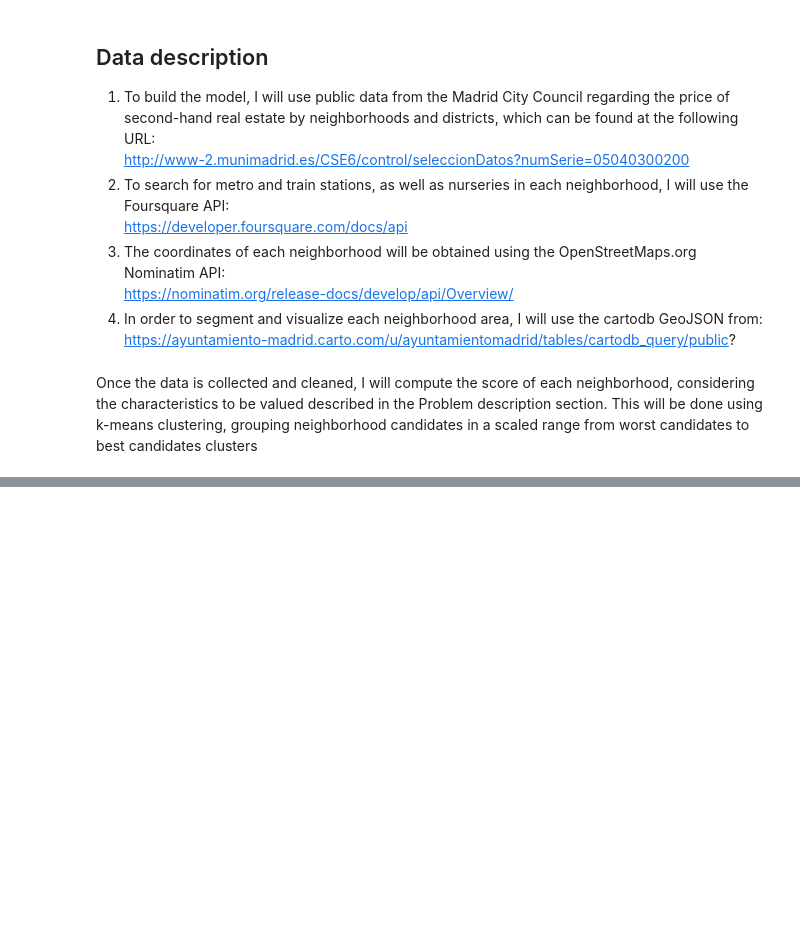
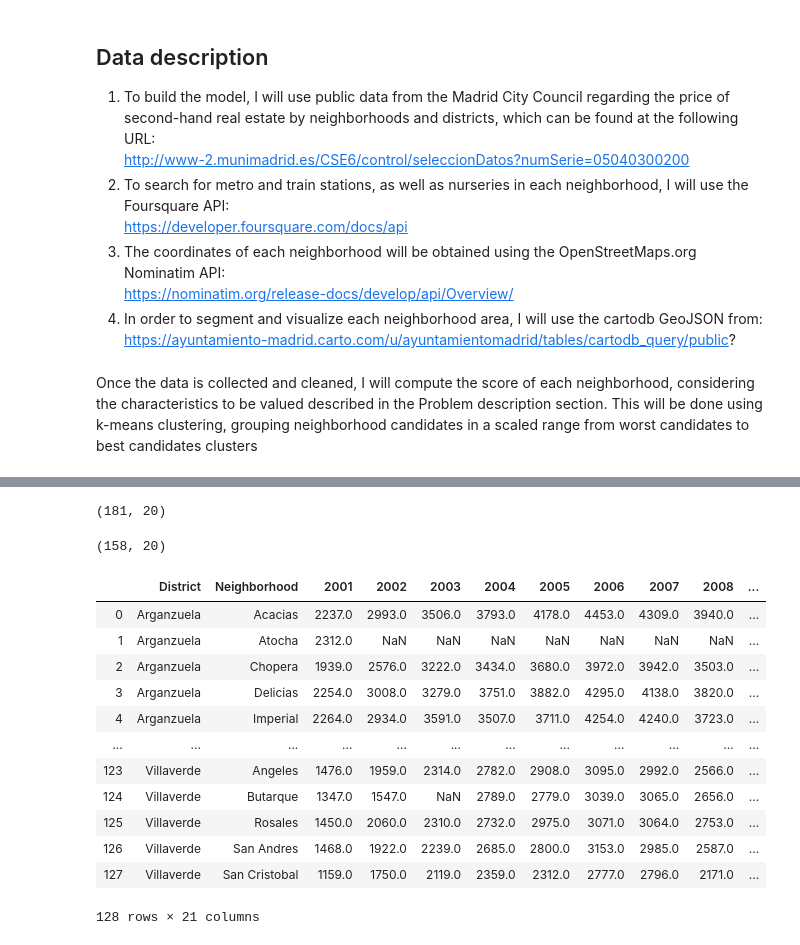
Before and after one commit to mrwizo/ibm-ds, a Jupyter notebook: ARPS_RealState.ipynb, the cells around one changed output, grey strips where cells are left out. Saved outputs shown, nothing was run; the diff lists cells and outputs as text; code cells hidden in the pictures; blank space fills up the shorter version.

Commit message:
Published jupyter notbook project

```diff
--- a/ARPS_RealState.ipynb
+++ b/ARPS_RealState.ipynb
@@ -34,0 +86,4 @@ This will be done using k-means clustering, grouping neighborhood candidates in
+# %%
+precios_df.shape
+# %% [output]
+(181, 20)
@@ -34,0 +103,37 @@ This will be done using k-means clustering, grouping neighborhood candidates in
+# %%
+precios_df.shape
+# %% [output]
+(158, 20)
+# %%
+precios_df.drop(precios_df.index[(precios_df.District == precios_df.Neighborhood)], inplace=True)
+precios_df.reset_index(drop=True, inplace=True)
+# %%
+precios_df['Neighborhood']=precios_df['Neighborhood'].map(lambda x: re.sub(' *\(.*\) *', '', x))
+precios_df= precios_df.groupby(['District','Neighborhood']).mean().reset_index()
+# %%
+geolocator = Nominatim(user_agent="my-capstone-project2634")
+from geopy.exc import GeocoderTimedOut
+
+def do_geocode(address):
+    try:
+        return geolocator.geocode(address)
+    except GeocoderTimedOut:
+        return do_geocode(address)
+# %%
+precios_df['coordinates'] = (precios_df['Neighborhood']+", "+precios_df['District']+", Madrid, Spain").apply(do_geocode).apply(lambda x: (x.latitude, x.longitude) if x != None else '-')
+# %%
+precios_df
+# %% [output]
+|  | District | Neighborhood | 2001 | 2002 | 2003 | 2004 | 2005 | 2006 | 2007 | 2008 | ... |
+| 0 | Arganzuela | Acacias | 2237.0 | 2993.0 | 3506.0 | 3793.0 | 4178.0 | 4453.0 | 4309.0 | 3940.0 | ... |
+| 1 | Arganzuela | Atocha | 2312.0 | NaN | NaN | NaN | NaN | NaN | NaN | NaN | ... |
+| 2 | Arganzuela | Chopera | 1939.0 | 2576.0 | 3222.0 | 3434.0 | 3680.0 | 3972.0 | 3942.0 | 3503.0 | ... |
+| 3 | Arganzuela | Delicias | 2254.0 | 3008.0 | 3279.0 | 3751.0 | 3882.0 | 4295.0 | 4138.0 | 3820.0 | ... |
+| 4 | Arganzuela | Imperial | 2264.0 | 2934.0 | 3591.0 | 3507.0 | 3711.0 | 4254.0 | 4240.0 | 3723.0 | ... |
+| ... | ... | ... | ... | ... | ... | ... | ... | ... | ... | ... | ... |
+| 123 | Villaverde | Angeles | 1476.0 | 1959.0 | 2314.0 | 2782.0 | 2908.0 | 3095.0 | 2992.0 | 2566.0 | ... |
+| 124 | Villaverde | Butarque | 1347.0 | 1547.0 | NaN | 2789.0 | 2779.0 | 3039.0 | 3065.0 | 2656.0 | ... |
+| 125 | Villaverde | Rosales | 1450.0 | 2060.0 | 2310.0 | 2732.0 | 2975.0 | 3071.0 | 3064.0 | 2753.0 | ... |
+| 126 | Villaverde | San Andres | 1468.0 | 1922.0 | 2239.0 | 2685.0 | 2800.0 | 3153.0 | 2985.0 | 2587.0 | ... |
+| 127 | Villaverde | San Cristobal | 1159.0 | 1750.0 | 2119.0 | 2359.0 | 2312.0 | 2777.0 | 2796.0 | 2171.0 | ... |
+128 rows × 21 columns
```
Also changed, not shown: parts of 53 cells of this notebook.
